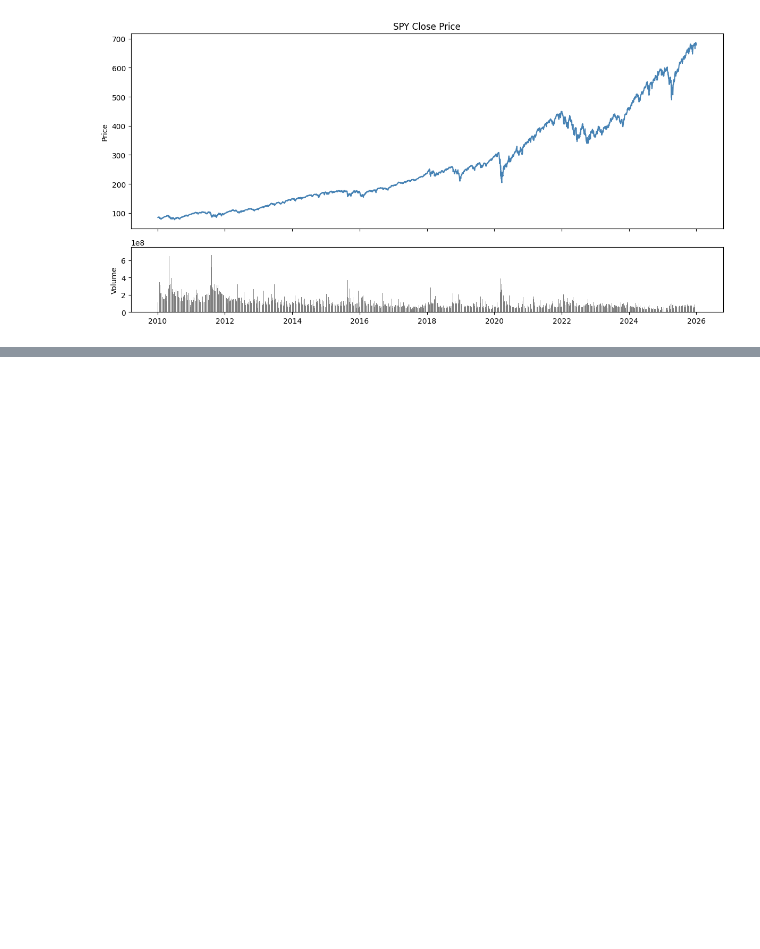
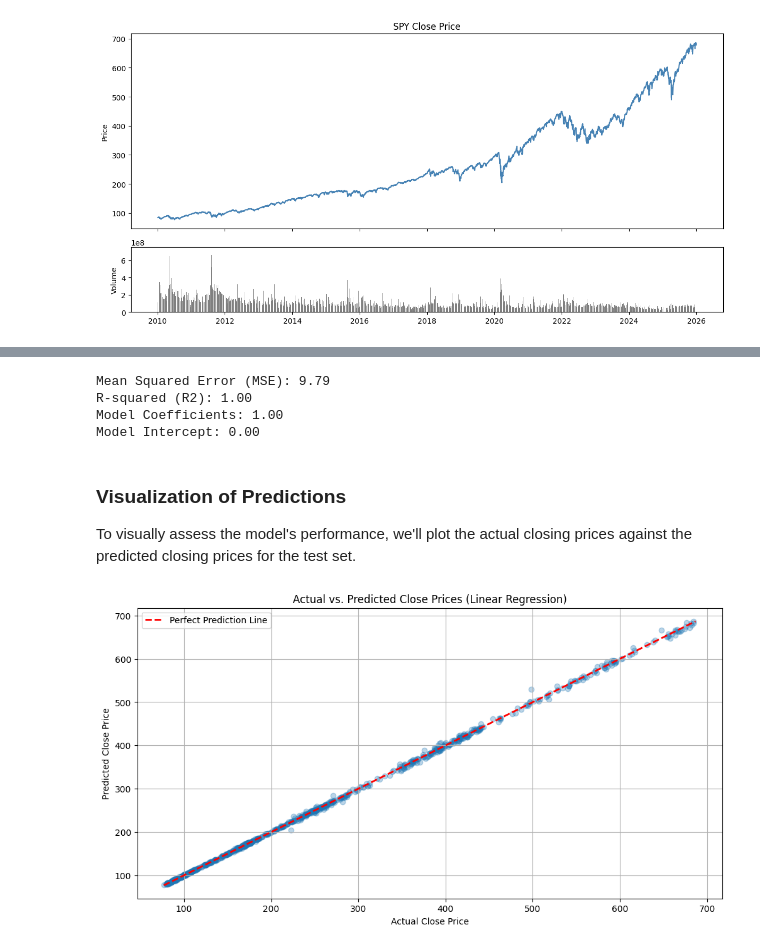
Before and after one commit to TusharB-07/regime-aware-stock-prediction, a Jupyter notebook: Experiment_1.ipynb, the cells around one changed output, grey strips where cells are left out. Saved outputs shown, nothing was run; the diff lists cells and outputs as text; code cells hidden in the pictures; blank space fills up the shorter version.

```diff
--- a/Experiment_1.ipynb
+++ b/Experiment_1.ipynb
@@ -103,0 +137,38 @@ files.download("spy_data.csv")
+# %%
+# Initialize and train the Linear Regression model
+model = LinearRegression()
+model.fit(X_train, y_train)
+
+# Make predictions on the test set
+y_pred = model.predict(X_test)
+
+# Evaluate the model
+mse = mean_squared_error(y_test, y_pred)
+r2 = r2_score(y_test, y_pred)
+
+print(f"Mean Squared Error (MSE): {mse:.2f}")
+print(f"R-squared (R2): {r2:.2f}")
+
+print(f"Model Coefficients: {model.coef_[0]:.2f}")
+print(f"Model Intercept: {model.intercept_:.2f}")
+# %% [output]
+Mean Squared Error (MSE): 9.79
+R-squared (R2): 1.00
+Model Coefficients: 1.00
+Model Intercept: 0.00
+# %% [markdown]
+### Visualization of Predictions
+
+To visually assess the model's performance, we'll plot the actual closing prices against the predicted closing prices for the test set.
+# %%
+plt.figure(figsize=(12, 6))
+plt.scatter(y_test, y_pred, alpha=0.3)
+plt.plot([y.min(), y.max()], [y.min(), y.max()], 'r--', lw=2, label='Perfect Prediction Line')
+plt.title('Actual vs. Predicted Close Prices (Linear Regression)')
+plt.xlabel('Actual Close Price')
+plt.ylabel('Predicted Close Price')
+plt.legend()
+plt.grid(True)
+plt.show()
+# %% [output]
+[figure, added]
```
Also changed, not shown: parts of 4 cells of this notebook.
